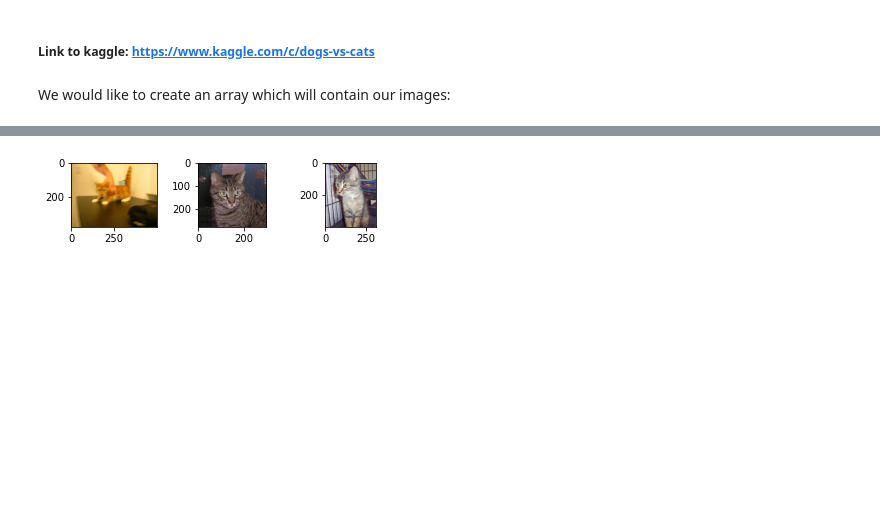
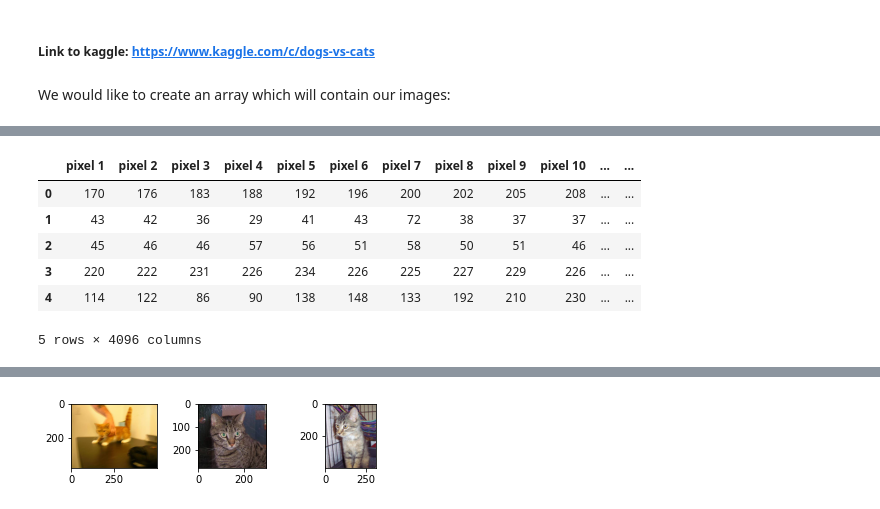
Before and after one commit to haimgoldfisher/Data_Visualization_Final_Project, a Jupyter notebook: NoteBook3 - Dogs VS Cats.ipynb, the cells around one changed output, grey strips where cells are left out. Saved outputs shown, nothing was run; the diff lists cells and outputs as text; code cells hidden in the pictures; blank space fills up the shorter version.

```diff
--- a/NoteBook3 - Dogs VS Cats.ipynb
+++ b/NoteBook3 - Dogs VS Cats.ipynb
@@ -78,0 +73,23 @@ for p in os.listdir(train):
+# %%
+# create dataset
+targets=list()
+data = np.ndarray((25000,4096), dtype=np.uint8)
+for i, file_name in enumerate(FILE_NAMES):
+    target = file_name.split(".")[0]
+    full_path=os.path.join(IMAGE_FOLDER_PATH, file_name)
+    img = cv2.imread(full_path)
+    gray_img = cv2.cvtColor(img, cv2.COLOR_GRAY)
+    resized_img = cv2.resize(gray_img, (64,64))
+    targets.append(target) # add the correct label
+    data[i, :] = resized_img.flatten()
+# %%
+data = pd.DataFrame(data, columns= ["pixel"+ str(i+1)for i in range(data.shape[1])])
+data.head()
+# %% [output]
+|  | pixel 1 | pixel 2 | pixel 3 | pixel 4 | pixel 5 | pixel 6 | pixel 7 | pixel 8 | pixel 9 | pixel 10 | ... | ... |
+| 0 | 170 | 176 | 183 | 188 | 192 | 196 | 200 | 202 | 205 | 208 | ... | ... |
+| 1 | 43 | 42 | 36 | 29 | 41 | 43 | 72 | 38 | 37 | 37 | ... | ... |
+| 2 | 45 | 46 | 46 | 57 | 56 | 51 | 58 | 50 | 51 | 46 | ... | ... |
+| 3 | 220 | 222 | 231 | 226 | 234 | 226 | 225 | 227 | 229 | 226 | ... | ... |
+| 4 | 114 | 122 | 86 | 90 | 138 | 148 | 133 | 192 | 210 | 230 | ... | ... |
+5 rows × 4096 columns
```
Also changed, not shown: parts of 36 cells of this notebook.
